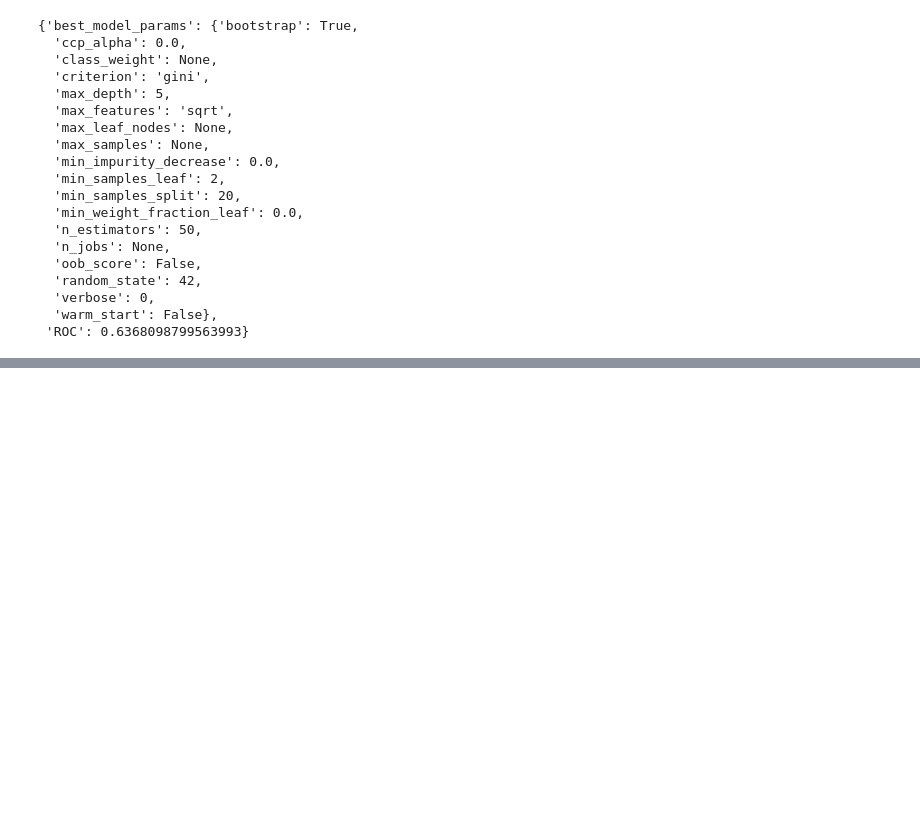
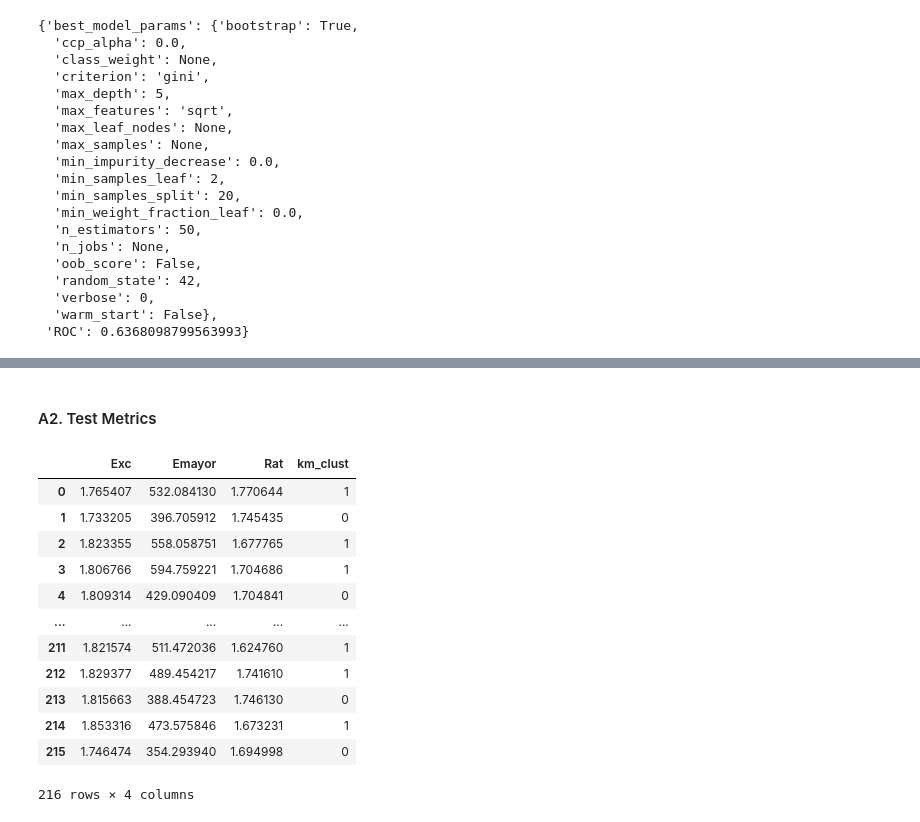
Before and after one commit to falken1983/PDS01_datathon, a Jupyter notebook: datathon_blueberry.ipynb, the cells around one changed output, grey strips where cells are left out. Cells and saved outputs as stored; diff of their text form; code cells hidden in the pictures; blank space fills up the shorter version.

```diff
--- a/datathon_blueberry.ipynb
+++ b/datathon_blueberry.ipynb
@@ -1857,0 +1946,14 @@ with open("best_model.pkl","wb+") as fmodel:
+# %%
+features = data_dict["data"].columns.tolist()
+# %%
+features_dropped = ['Area', 'Emenor', 'Vol', 'Perim']
+features_reduced_set = list(set(features_dropped).symmetric_difference(set(features)))
+# %%
+impute_median = SimpleImputer(missing_values=np.nan, strategy="median")
+
+ct = ColumnTransformer(
+    [
+        ("discards", "drop", features_dropped),
+        ("imputer", impute_median, features_reduced_set)
+    ]
+)
@@ -1857,0 +2024,21 @@ with open("best_model.pkl","wb+") as fmodel:
+# %% [markdown]
+#### A2. Test Metrics
+# %%
+test_x = bb_dataset(data_dict).scale_transform(ct,features_reduced_set).clustering().X_test
+test_y = bb_dataset(data_dict).scale_transform(ct,features_reduced_set).clustering().y_test
+# %%
+test_x
+# %% [output]
+|  | Exc | Emayor | Rat | km_clust |
+| 0 | 1.765407 | 532.084130 | 1.770644 | 1 |
+| 1 | 1.733205 | 396.705912 | 1.745435 | 0 |
+| 2 | 1.823355 | 558.058751 | 1.677765 | 1 |
+| 3 | 1.806766 | 594.759221 | 1.704686 | 1 |
+| 4 | 1.809314 | 429.090409 | 1.704841 | 0 |
+| ... | ... | ... | ... | ... |
+| 211 | 1.821574 | 511.472036 | 1.624760 | 1 |
+| 212 | 1.829377 | 489.454217 | 1.741610 | 1 |
+| 213 | 1.815663 | 388.454723 | 1.746130 | 0 |
+| 214 | 1.853316 | 473.575846 | 1.673231 | 1 |
+| 215 | 1.746474 | 354.293940 | 1.694998 | 0 |
+216 rows × 4 columns
```
Also changed, not shown: parts of 29 cells of this notebook, 2 other files.
